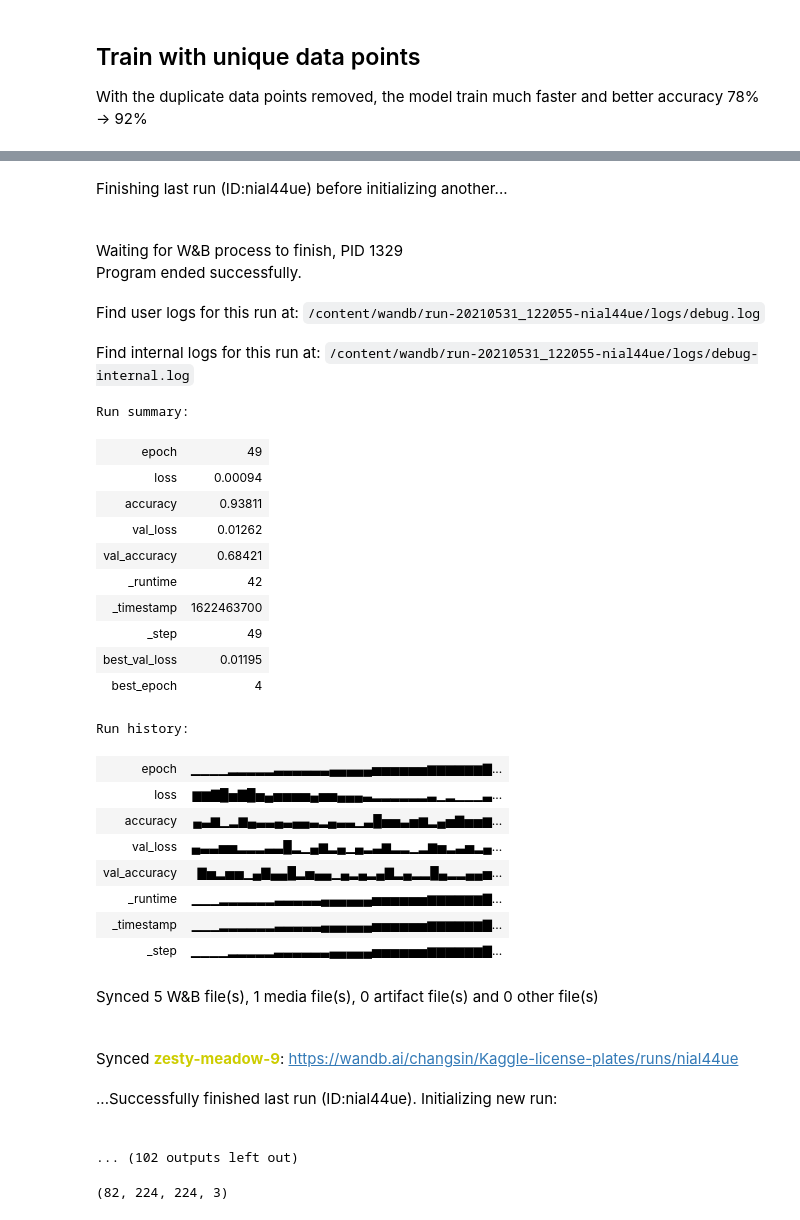
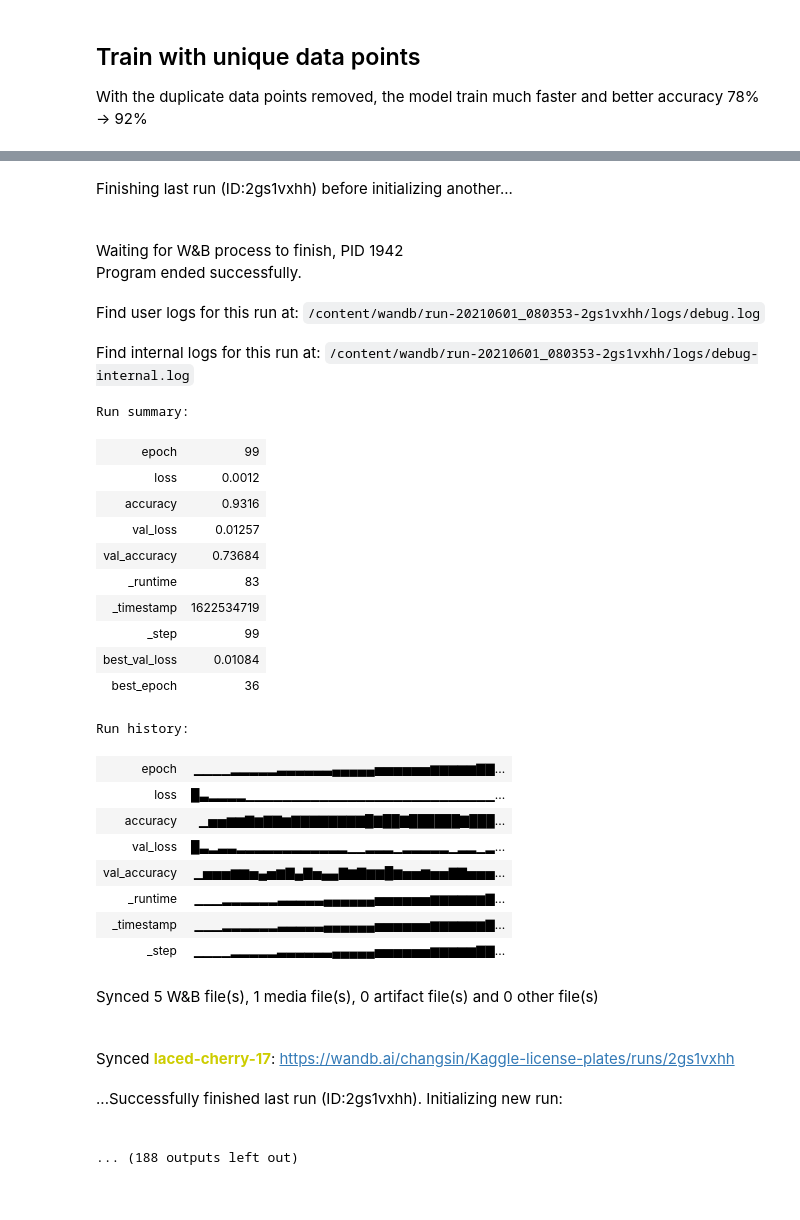
Before and after one commit to changsin/DeepLearning, a Jupyter notebook: plate_recognizer/notebooks/kaggle_data_test.ipynb, the cells around one changed output, grey strips where cells are left out. Cells and saved outputs as stored; diff of their text form; code cells hidden in the pictures.

```diff
--- a/plate_recognizer/notebooks/kaggle_data_test.ipynb
+++ b/plate_recognizer/notebooks/kaggle_data_test.ipynb
@@ -102,11 +156,15 @@ True
 # %% [markdown]
 ## Train with the full dataset
 # %%
+from FSDL.plate_recognizer.data.base_data_module import DataType
 from FSDL.plate_recognizer.models.plate_model import PlateModel
-from FSDL.plate_recognizer.data.base_data_module import DataType
+from FSDL.plate_recognizer.training.trainer import Trainer
 
 plate_model = PlateModel()
 
 X_train, Y_train = kaggle_data.get_data(data_type=DataType.Train)
 model_cnn = plate_model.create_model(Y_train.shape[0])
+
+trainer = Trainer(model_cnn)
+model_cnn = trainer.train(kaggle_data, epochs=100)
 # %% [output]
@@ -130,5 +219,0 @@ _________________________________________________________________
-# %%
-from FSDL.plate_recognizer.training.trainer import Trainer
-
-trainer = Trainer(model_cnn)
-model_cnn = trainer.train(kaggle_data)
@@ -177,6 +227,6 @@ plate_model_uniq = PlateModel()
 X_train_uniq, Y_train_uniq = kaggle_data_uniq.get_data(data_type=DataType.Train)
 model_cnn_uniq = plate_model.create_model(Y_train_uniq.shape[0])
 
-trainer_uniq = Trainer(model_cnn_uniq)
-model_cnn_uniq = trainer.train(kaggle_data_uniq)
+trainer_uniq = Trainer(model_cnn_uniq, name="Trained on unique data points")
+model_cnn_uniq = trainer.train(kaggle_data_uniq, epochs=100)
 # %% [output]
@@ -198,38 +248,34 @@ module_wrapper_1 (ModuleWrap (None, 4)                 516
 =================================================================
 Total params: 17,951,364
 Trainable params: 3,236,676
 Non-trainable params: 14,714,688
 _________________________________________________________________
-Finishing last run (ID:nial44ue) before initializing another...
+Finishing last run (ID:2gs1vxhh) before initializing another...
-Waiting for W&B process to finish, PID 1329
+Waiting for W&B process to finish, PID 1942
 Program ended successfully.
-Find user logs for this run at: /content/wandb/run-20210531_122055-nial44ue/logs/debug.log
+Find user logs for this run at: /content/wandb/run-20210601_080353-2gs1vxhh/logs/debug.log
-Find internal logs for this run at: /content/wandb/run-20210531_122055-nial44ue/logs/debug-internal.log
+Find internal logs for this run at: /content/wandb/run-20210601_080353-2gs1vxhh/logs/debug-internal.log
 Run summary:
-| epoch | 49 |
-| loss | 0.00094 |
-| accuracy | 0.93811 |
-| val_loss | 0.01262 |
-| val_accuracy | 0.68421 |
-| _runtime | 42 |
-| _timestamp | 1622463700 |
-| _step | 49 |
-| best_val_loss | 0.01195 |
-| best_epoch | 4 |
+| epoch | 99 |
+| loss | 0.0012 |
+| accuracy | 0.9316 |
+| val_loss | 0.01257 |
+| val_accuracy | 0.73684 |
+| _runtime | 83 |
+| _timestamp | 1622534719 |
+| _step | 99 |
+| best_val_loss | 0.01084 |
+| best_epoch | 36 |
 Run history:
-| epoch | ▁▁▁▁▂▂▂▂▂▃▃▃▃▃▃▄▄▄▄▄▅▅▅▅▅▅▆▆▆▆▆▆▇... |
-| loss | ▆▆▇█▅▇█▅▄▅▅▅▅▄▅▅▄▄▄▃▂▂▂▂▂▂▃▁▂▁▁▁▃... |
-| accuracy | ▄▃▆▁▂▆▄▃▃▄▃▄▄▃▂▄▃▃▁▃█▅▅▃▅▆▂▄▅▇▅▅▆... |
-| val_loss | ▄▃▃▅▅▂▂▂▃▃█▂▁▄▆▂▄▁▄▂▃▆▂▂▁▂▆▅▂▃▅▂▄... |
-| val_accuracy | ▇▅▂▅▅▁▄▇▄▄█▂▅▄▄▁▄▂▄▂▄▇▂▄▂▂█▄▂▂▄▄▅... |
+| epoch | ▁▁▁▁▂▂▂▂▂▃▃▃▃▃▃▄▄▄▄▄▅▅▅▅▅▅▆▆▆▆▆▇▇... |
+| loss | █▃▂▂▂▂▁▁▁▁▁▁▁▁▁▁▁▁▁▁▁▁▁▁▁▁▁▁▁▁▁▁▁... |
+| accuracy | ▁▅▅▆▆▇▆▇▇▆▇▇▇▇▇▇▇▇█▇██▇██████▇███... |
+| val_loss | █▃▂▃▃▂▂▂▂▂▂▂▂▂▂▂▂▁▁▂▂▂▁▂▂▂▂▂▁▂▂▁▂... |
+| val_accuracy | ▁▅▅▅▆▆▅▄▅▆▇▄▇▅▄▄▇▆▇▆▆█▆▅▅▆▅▅▇▇▅▅▅... |
 | _runtime | ▁▁▁▂▂▂▂▂▂▃▃▃▃▃▄▄▄▄▄▄▅▅▅▅▅▅▆▆▆▆▆▆▇... |
 | _timestamp | ▁▁▁▂▂▂▂▂▂▃▃▃▃▃▄▄▄▄▄▄▅▅▅▅▅▅▆▆▆▆▆▆▇... |
-| _step | ▁▁▁▁▂▂▂▂▂▃▃▃▃▃▃▄▄▄▄▄▅▅▅▅▅▅▆▆▆▆▆▆▇... |
+| _step | ▁▁▁▁▂▂▂▂▂▃▃▃▃▃▃▄▄▄▄▄▅▅▅▅▅▅▆▆▆▆▆▇▇... |
 Synced 5 W&B file(s), 1 media file(s), 0 artifact file(s) and 0 other file(s)
-Synced zesty-meadow-9: https://wandb.ai/changsin/Kaggle-license-plates/runs/nial44ue
+Synced laced-cherry-17: https://wandb.ai/changsin/Kaggle-license-plates/runs/2gs1vxhh
-...Successfully finished last run (ID:nial44ue). Initializing new run:
+...Successfully finished last run (ID:2gs1vxhh). Initializing new run:
-... (102 outputs left out)
+... (188 outputs left out)
-# %%
-kaggle_data.X_train_d[4].shape
-# %% [output]
-(82, 224, 224, 3)
```
Also changed, not shown: parts of 34 cells of this notebook.
